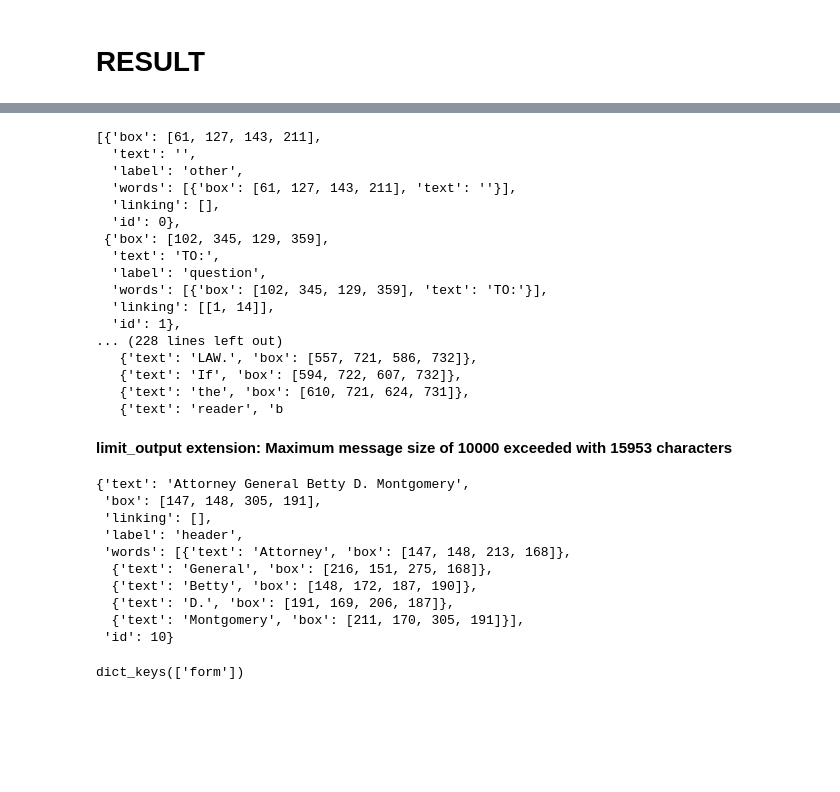
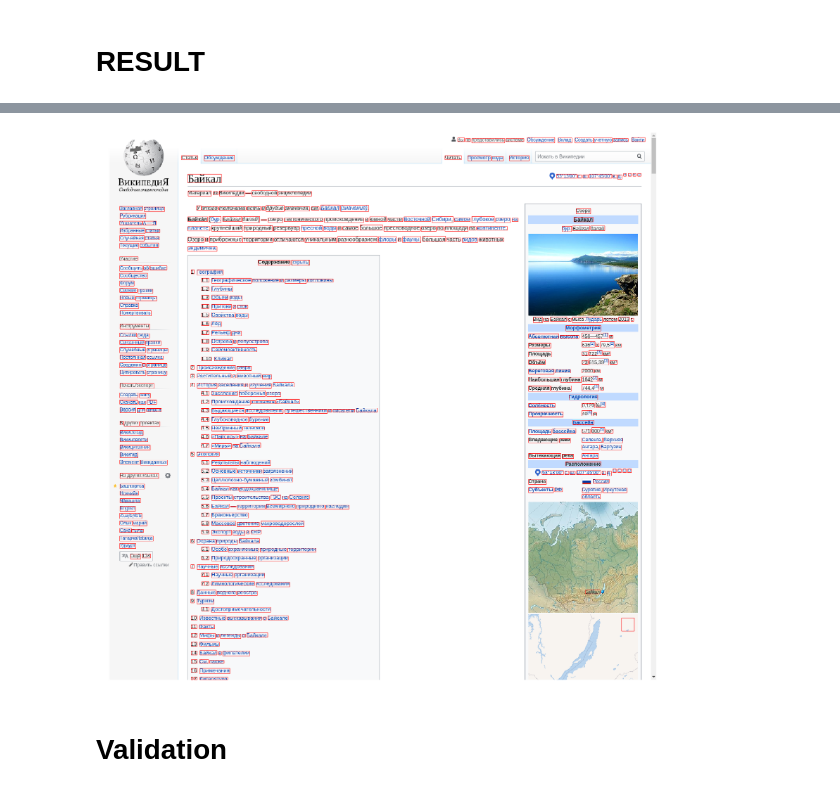
Before and after one commit to Nazar96/WebBox, a Jupyter notebook: notebook/EXAMPLE.ipynb, the cells around one changed output, grey strips where cells are left out. Saved outputs shown, nothing was run; the diff lists cells and outputs as text; code cells hidden in the pictures; blank space fills up the shorter version.

Commit message:
Added validation with widgets

```diff
--- a/notebook/EXAMPLE.ipynb
+++ b/notebook/EXAMPLE.ipynb
@@ -60,24 +42,20 @@ KeyboardInterrupt:
 # %% [markdown]
 # RESULT
 # %%
-images = [img.split('/')[-1] for img in glob('../dataset/screenshots/*.png')]
-title = random.choice(images).split('.')[0]
+def plot_annotated(title, path):
+    orig_img = cv2.cvtColor(cv2.imread(path+'screenshots/'+title+'.png'), cv2.COLOR_BGR2RGB)
+    bboxes = (json.load(open(path+'annotations/'+title+'.json', 'r')))['form']['words']
 
-orig_img = cv2.cvtColor(cv2.imread('../dataset/screenshots/'+title+'.png'), cv2.COLOR_BGR2RGB)
-bboxes = np.asarray(list(json.load(open('../dataset/annotations/'+title+'.json', 'r')).values()))
+    fig, ax = plt.subplots(1, figsize=(60,30))
+    ax.imshow(orig_img)
 
-fig, ax = plt.subplots(1, figsize=(60,30))
-ax.imshow(orig_img)
+    for pol in bboxes:
+        pol = np.asarray(pol['box'])
+        rec = Rectangle(pol[[0,1]], *(pol[[2,3]] - pol[[0,1]]),
+                        linewidth=1,
+                        edgecolor='r',
+                        facecolor='none')
+        ax.add_patch(rec,)
 
-for pol in bboxes:
-    rec = Rectangle(pol[[0,1]], *(pol[[2,3]] - pol[[0,1]]),
-                    linewidth=1,
-                    edgecolor='r',
-                    facecolor='none')
-    ax.add_patch(rec,)
-
-# S = np.prod(bboxes[:,[2,3]] - bboxes[:,[0,1]], axis=1)
-# print(S.max(), S.mean(), np.median(S))
-
-plt.axis('off')
-plt.show()
+    plt.axis('off')
+    plt.show()
@@ -109,38 +62,9 @@ a = json.load(open('/home/nazarii/Downloads/dataset/testing_data/annotations/820
-# %%
-a['form']
-# %% [output]
-[{'box': [61, 127, 143, 211],
-  'text': '',
-  'label': 'other',
-  'words': [{'box': [61, 127, 143, 211], 'text': ''}],
-  'linking': [],
-  'id': 0},
- {'box': [102, 345, 129, 359],
-  'text': 'TO:',
-  'label': 'question',
-  'words': [{'box': [102, 345, 129, 359], 'text': 'TO:'}],
-  'linking': [[1, 14]],
-  'id': 1},
-... (228 lines left out)
-   {'text': 'LAW.', 'box': [557, 721, 586, 732]},
-   {'text': 'If', 'box': [594, 722, 607, 732]},
-   {'text': 'the', 'box': [610, 721, 624, 731]},
-   {'text': 'reader', 'b
-limit_output extension: Maximum message size of 10000 exceeded with 15953 characters
-# %%
-a['form'][10]
-# %% [output]
-{'text': 'Attorney General Betty D. Montgomery',
- 'box': [147, 148, 305, 191],
- 'linking': [],
- 'label': 'header',
- 'words': [{'text': 'Attorney', 'box': [147, 148, 213, 168]},
-  {'text': 'General', 'box': [216, 151, 275, 168]},
-  {'text': 'Betty', 'box': [148, 172, 187, 190]},
-  {'text': 'D.', 'box': [191, 169, 206, 187]},
-  {'text': 'Montgomery', 'box': [211, 170, 305, 191]}],
- 'id': 10}
-# %%
-a.keys()
-# %% [output]
-dict_keys(['form'])
+# %%
+images = [img.split('/')[-1] for img in glob('../dataset/screenshots/*.png')]
+title = random.choice(images).split('.')[0]
+
+plot_annotated(title, '../dataset/')
+# %% [output]
+[figure, added]
+# %% [markdown]
+# Validation
```
Also changed, not shown: parts of 10 cells of this notebook.
